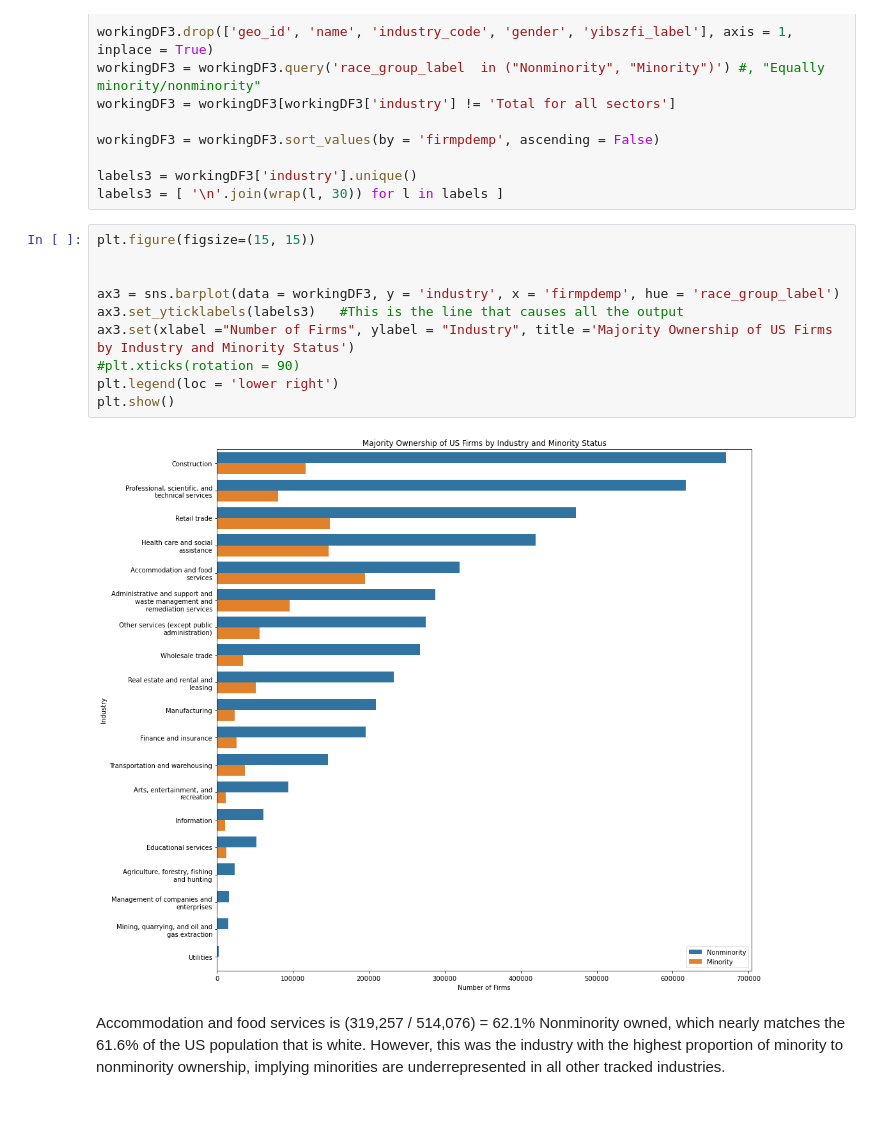
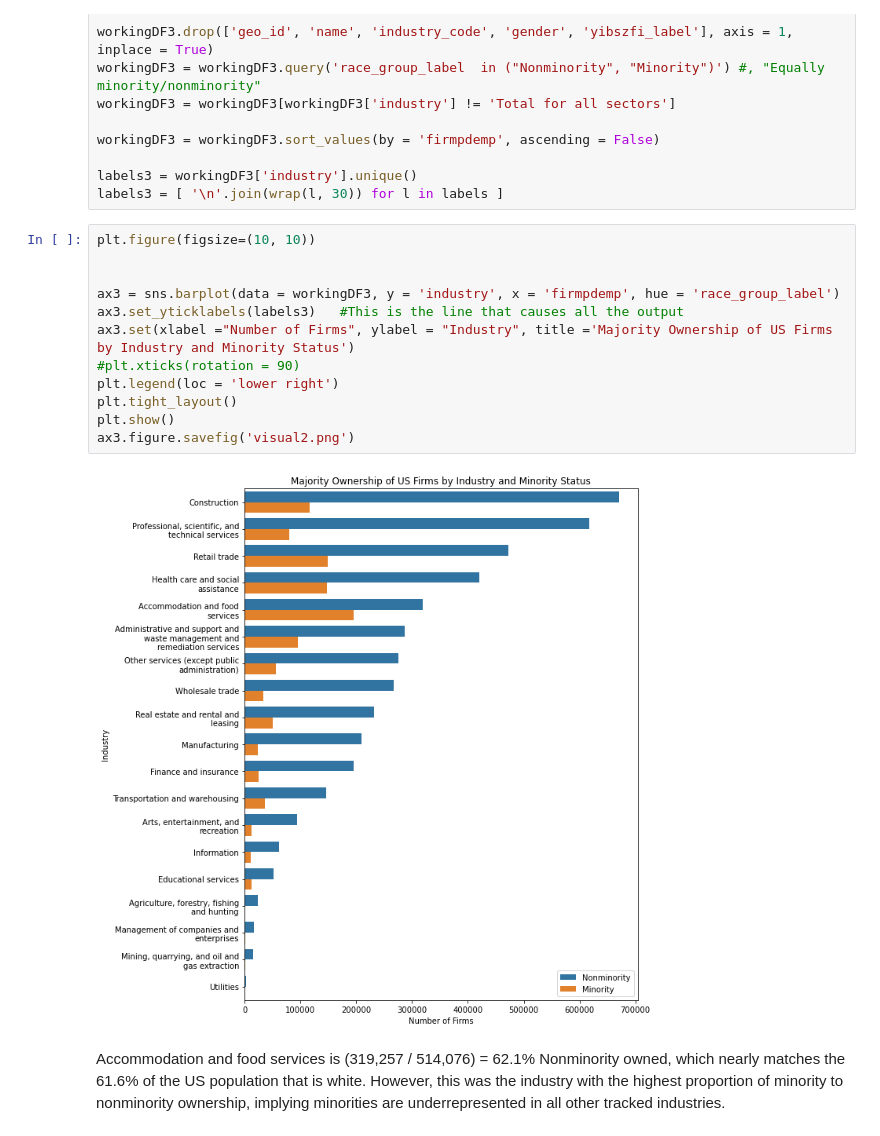
Before and after one commit to jedc4xer/abs_group_assessment, a Jupyter notebook: jake_working_copy.ipynb, the cells around one changed output. Drawn from its saved outputs; the diff is of its cells as text.

```diff
--- a/jake_working_copy.ipynb
+++ b/jake_working_copy.ipynb
@@ -245,17 +247,19 @@ workingDF3 = workingDF3.sort_values(by = 'firmpdemp', ascending = False)
 labels3 = workingDF3['industry'].unique()
 labels3 = [ '\n'.join(wrap(l, 30)) for l in labels ]
 # %%
-plt.figure(figsize=(15, 15))
+plt.figure(figsize=(10, 10))
 
 
 ax3 = sns.barplot(data = workingDF3, y = 'industry', x = 'firmpdemp', hue = 'race_group_label')
 ax3.set_yticklabels(labels3)   #This is the line that causes all the output
 ax3.set(xlabel ="Number of Firms", ylabel = "Industry", title ='Majority Ownership of US Firms by Industry and Minority Status')
 #plt.xticks(rotation = 90)
 plt.legend(loc = 'lower right')
+plt.tight_layout()
 plt.show()
+ax3.figure.savefig('visual2.png')
 # %% [output]
-[figure, old version]
+[figure, new version]
 # %% [markdown]
 Accommodation and food services is (319,257 / 514,076) = 62.1% Nonminority owned, which nearly matches the 61.6% of the US population that is white. However, this was the industry with the highest proportion of minority to nonminority ownership, implying minorities are underrepresented in all other tracked industries.
 # %%
```
Also changed, not shown: parts of 3 cells of this notebook, 2 other files.
